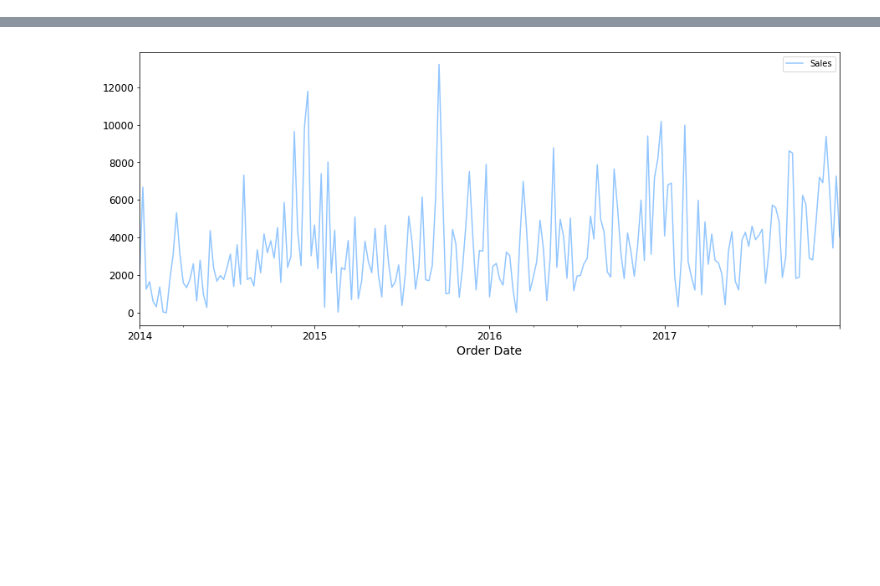
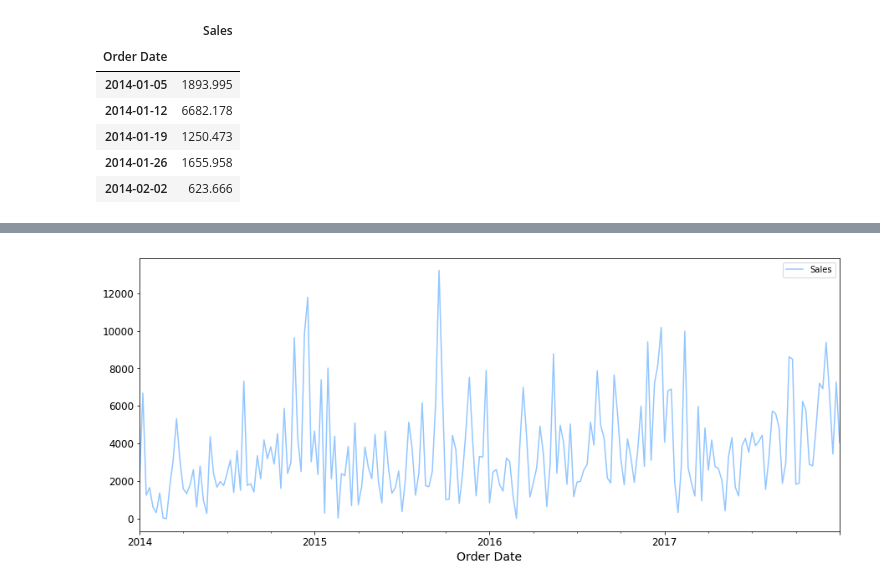
Before and after one commit to AriadneData/Python_Time_Series, a Jupyter notebook: TimeSeries_PoC_Classical.ipynb, the cells around one changed output, grey strips where cells are left out. Drawn from its saved outputs; the diff is of its cells as text; code cells hidden in the pictures; blank space fills up the shorter version.

```diff
--- a/TimeSeries_PoC_Classical.ipynb
+++ b/TimeSeries_PoC_Classical.ipynb
@@ -33,6 +33,16 @@ furniture_sales_to_monthly = furniture_sales['Sales'].resample('MS').sum()
 
 # Create a weekly set for predictions
 furniture_sales_weekly = pd.DataFrame(furniture_sales['Sales'].resample('W').sum())
+# %%
+furniture_sales_weekly.head()
+# %% [output]
+|  | Sales |
+| Order Date |  |
+| 2014-01-05 | 1893.995 |
+| 2014-01-12 | 6682.178 |
+| 2014-01-19 | 1250.473 |
+| 2014-01-26 | 1655.958 |
+| 2014-02-02 | 623.666 |
 # %%
 furniture.head()
 # %% [output]
```
Also changed, not shown: parts of 6 cells of this notebook, 27 other files.
